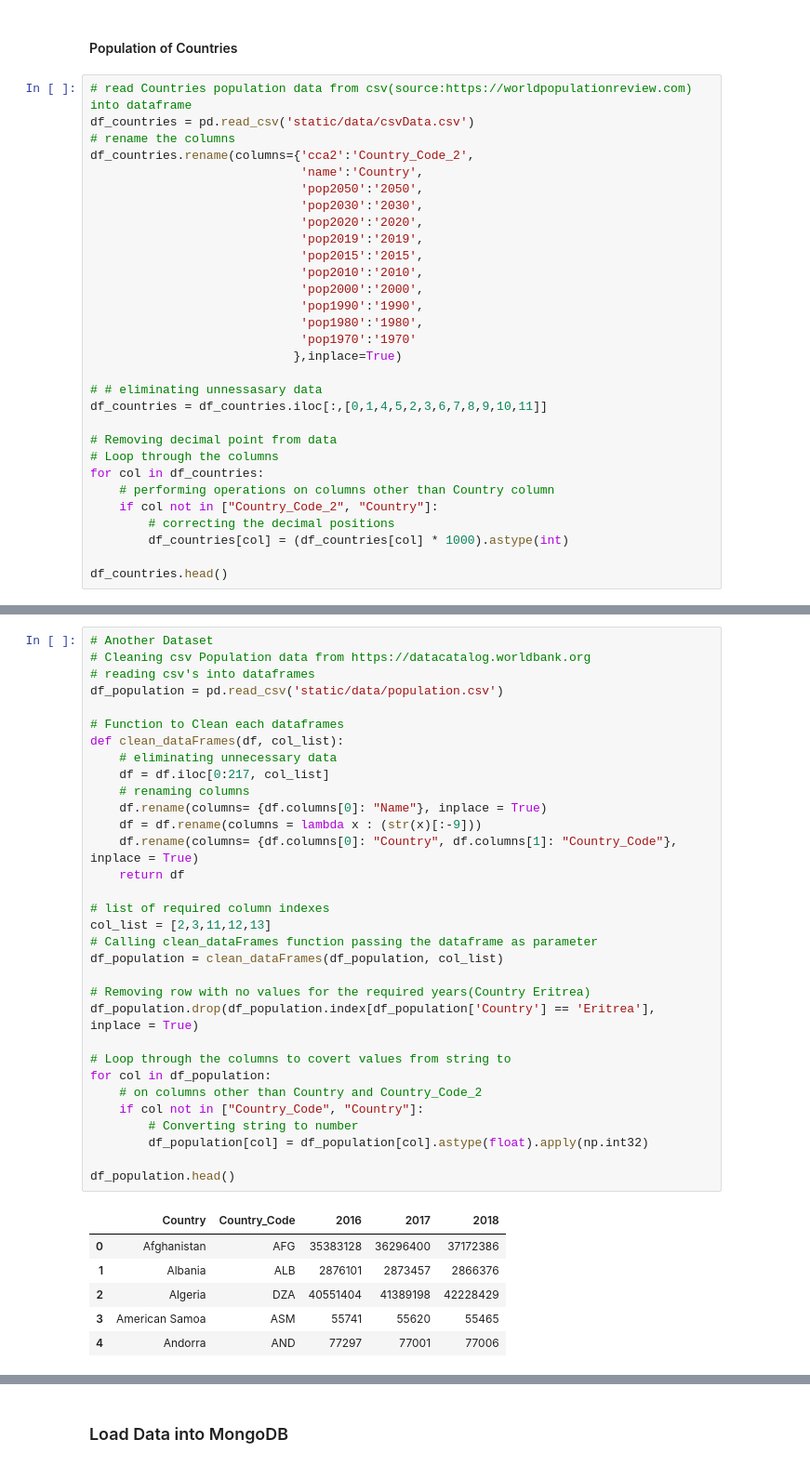
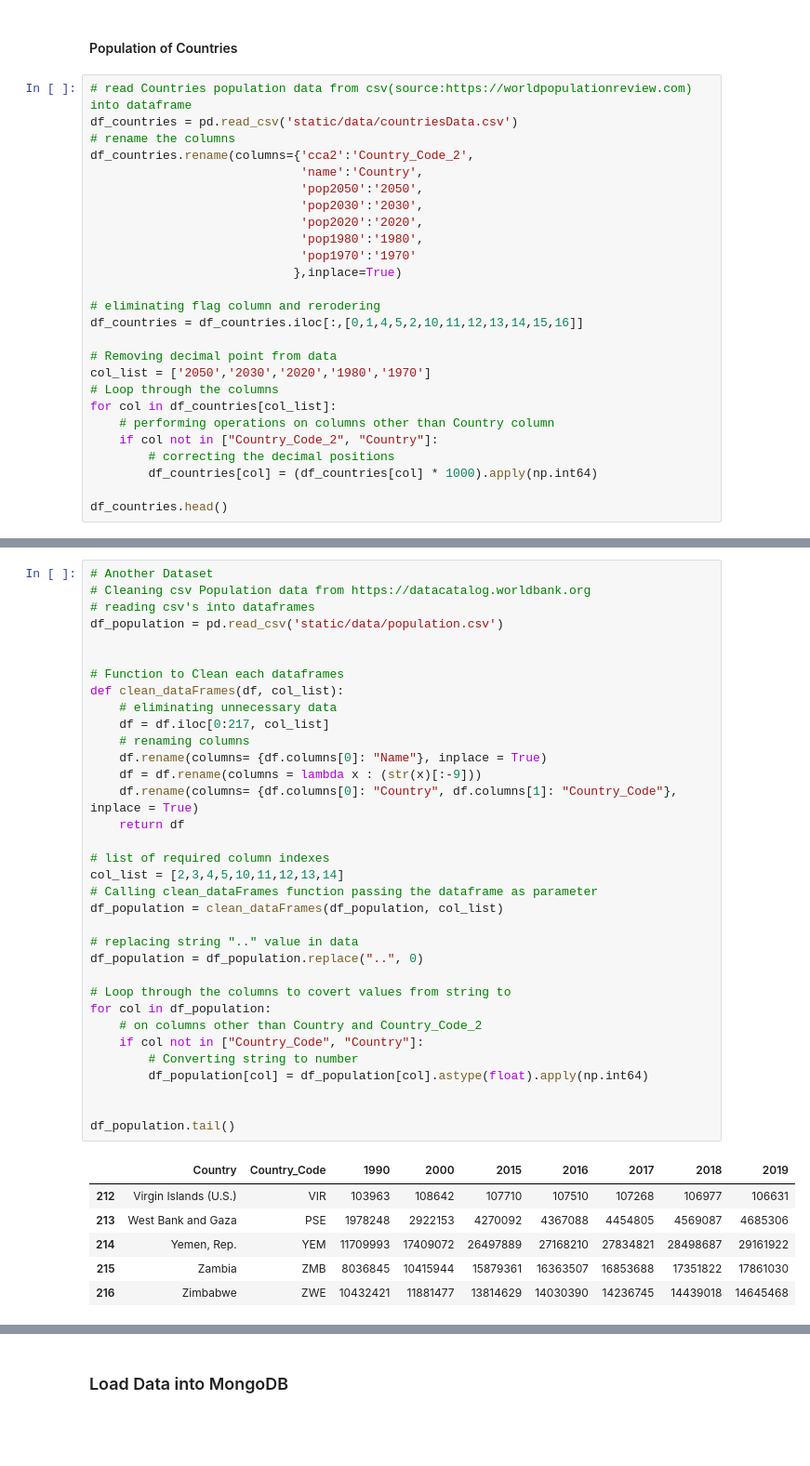
Before and after one commit to Rye-Git/UWA-Project_2, a Jupyter notebook: source_code/population_ETL.ipynb, the cells around one changed output, grey strips where cells are left out. Shown at 93% size. Drawn from its saved outputs; the diff is of its cells as text; blank space fills up the shorter version.

```diff
--- a/source_code/population_ETL.ipynb
+++ b/source_code/population_ETL.ipynb
@@ -123,32 +125,28 @@ df_countryCode.head()
 #### Population of Countries
 # %%
 # read Countries population data from csv(source:https://worldpopulationreview.com) into dataframe
-df_countries = pd.read_csv('static/data/csvData.csv')
+df_countries = pd.read_csv('static/data/countriesData.csv')
 # rename the columns
 df_countries.rename(columns={'cca2':'Country_Code_2',
                              'name':'Country',
                              'pop2050':'2050',
                              'pop2030':'2030',
                              'pop2020':'2020',
-                             'pop2019':'2019',
-                             'pop2015':'2015',
-                             'pop2010':'2010',
-                             'pop2000':'2000',
-                             'pop1990':'1990',
                              'pop1980':'1980',
                              'pop1970':'1970'
                             },inplace=True)
 
-# # eliminating unnessasary data
-df_countries = df_countries.iloc[:,[0,1,4,5,2,3,6,7,8,9,10,11]]
+# eliminating flag column and rerodering
+df_countries = df_countries.iloc[:,[0,1,4,5,2,10,11,12,13,14,15,16]]
 
 # Removing decimal point from data
+col_list = ['2050','2030','2020','1980','1970']
 # Loop through the columns
-for col in df_countries:
+for col in df_countries[col_list]:
     # performing operations on columns other than Country column
     if col not in ["Country_Code_2", "Country"]:
         # correcting the decimal positions
-        df_countries[col] = (df_countries[col] * 1000).astype(int)
+        df_countries[col] = (df_countries[col] * 1000).apply(np.int64)
 
 df_countries.head()
 # %% [output]
@@ -161,41 +159,43 @@ df_countries.head()
 # %%
 # Another Dataset
 # Cleaning csv Population data from https://datacatalog.worldbank.org
 # reading csv's into dataframes
 df_population = pd.read_csv('static/data/population.csv')
+
 
 # Function to Clean each dataframes
 def clean_dataFrames(df, col_list):
     # eliminating unnecessary data
     df = df.iloc[0:217, col_list]
     # renaming columns
     df.rename(columns= {df.columns[0]: "Name"}, inplace = True)
     df = df.rename(columns = lambda x : (str(x)[:-9]))
     df.rename(columns= {df.columns[0]: "Country", df.columns[1]: "Country_Code"}, inplace = True)
     return df
 
 # list of required column indexes
-col_list = [2,3,11,12,13]
+col_list = [2,3,4,5,10,11,12,13,14]
 # Calling clean_dataFrames function passing the dataframe as parameter
 df_population = clean_dataFrames(df_population, col_list)
 
-# Removing row with no values for the required years(Country Eritrea)
-df_population.drop(df_population.index[df_population['Country'] == 'Eritrea'], inplace = True)
+# replacing string ".." value in data
+df_population = df_population.replace("..", 0)
 
 # Loop through the columns to covert values from string to
 for col in df_population:
     # on columns other than Country and Country_Code_2
     if col not in ["Country_Code", "Country"]:
         # Converting string to number
-        df_population[col] = df_population[col].astype(float).apply(np.int32)
+        df_population[col] = df_population[col].astype(float).apply(np.int64)
 
-df_population.head()
+
+df_population.tail()
 # %% [output]
-|  | Country | Country_Code | 2016 | 2017 | 2018 |
-| 0 | Afghanistan | AFG | 35383128 | 36296400 | 37172386 |
-| 1 | Albania | ALB | 2876101 | 2873457 | 2866376 |
-| 2 | Algeria | DZA | 40551404 | 41389198 | 42228429 |
-| 3 | American Samoa | ASM | 55741 | 55620 | 55465 |
-| 4 | Andorra | AND | 77297 | 77001 | 77006 |
+|  | Country | Country_Code | 1990 | 2000 | 2015 | 2016 | 2017 | 2018 | 2019 |
+| 212 | Virgin Islands (U.S.) | VIR | 103963 | 108642 | 107710 | 107510 | 107268 | 106977 | 106631 |
+| 213 | West Bank and Gaza | PSE | 1978248 | 2922153 | 4270092 | 4367088 | 4454805 | 4569087 | 4685306 |
+| 214 | Yemen, Rep. | YEM | 11709993 | 17409072 | 26497889 | 27168210 | 27834821 | 28498687 | 29161922 |
+| 215 | Zambia | ZMB | 8036845 | 10415944 | 15879361 | 16363507 | 16853688 | 17351822 | 17861030 |
+| 216 | Zimbabwe | ZWE | 10432421 | 11881477 | 13814629 | 14030390 | 14236745 | 14439018 | 14645468 |
 # %%
 # merging two dataframes for additional years data
```
Also changed, not shown: parts of 14 cells of this notebook, 18 other files.
